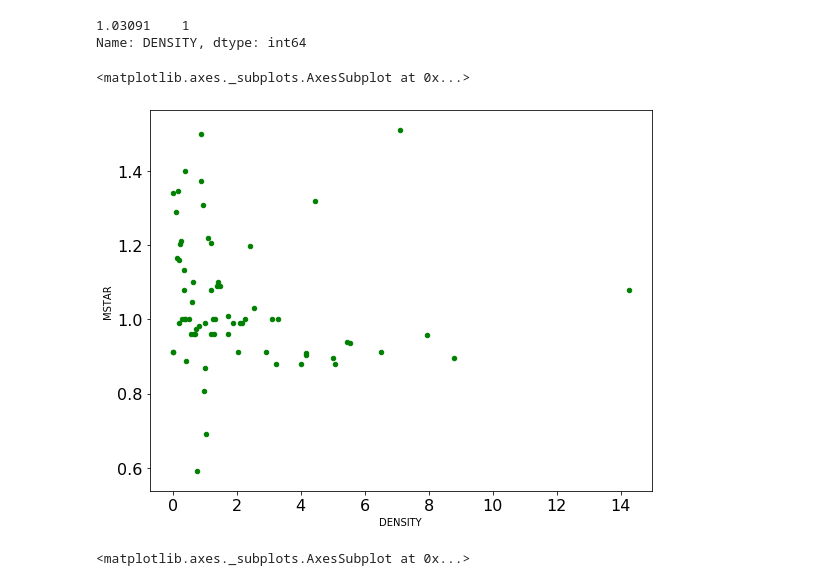
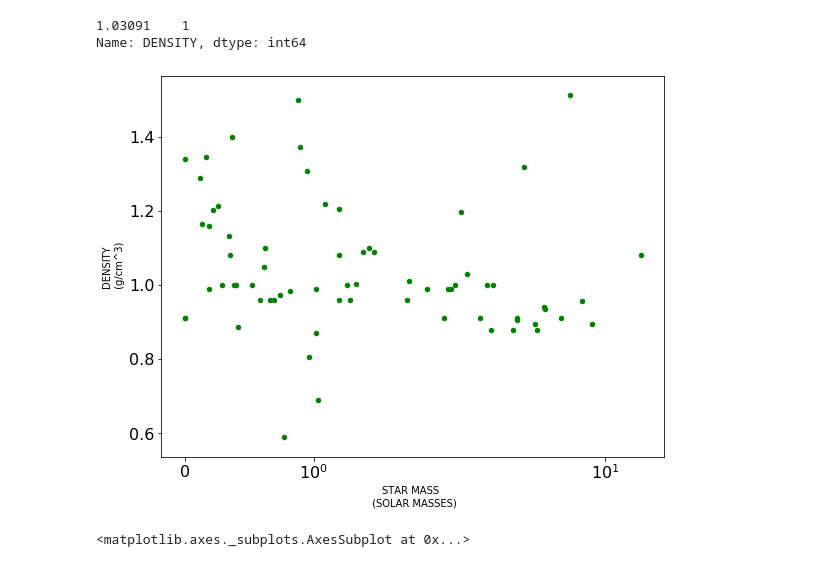
Before and after one commit to AndreDaniTorres/DanielaAndrea_TorresGomez, a Jupyter notebook: Tarea_4/Tarea4.ipynb, the cells around one changed output. Cells and saved outputs as stored; diff of their text form; code cells hidden in the pictures.

```diff
--- a/Tarea_4/Tarea4.ipynb
+++ b/Tarea_4/Tarea4.ipynb
@@ -178,12 +185,18 @@ Name: DENSITY, dtype: int64
 # %%
 #Densidad Vs masa de las estrellas para todos los planetas
 #(dado que solo hay un planeta con densidad conocida, en la zona de habitabilidad)
-exo_zone.plot(kind='scatter',x='DENSITY',y='MSTAR',color='green', fontsize =16, figsize=(9,7))
+
+fig, ax = plt.subplots(figsize=(9,7))
+exo_zone.plot(kind='scatter',x='DENSITY',y='MSTAR',color='green', fontsize =16, ax=ax)
+ax.set_xscale('symlog')
+ax.xaxis.set_label_text('STAR MASS \n (SOLAR MASSES)')
+ax.yaxis.set_label_text('DENSITY \n (g/cm^3)')
+plt.show()
+
 
 #hay muchos más planetas de baja densidad, probablemente gaseosos, para todo tipo de masas de estrellas
 # %% [output]
-<matplotlib.axes._subplots.AxesSubplot at 0x...>
-[figure, old version]
+[figure, new version]
 # %%
 #Distancia a la estrella Vs Temperatura efectiva.
 
```
Also changed, not shown: parts of 3 cells of this notebook.
